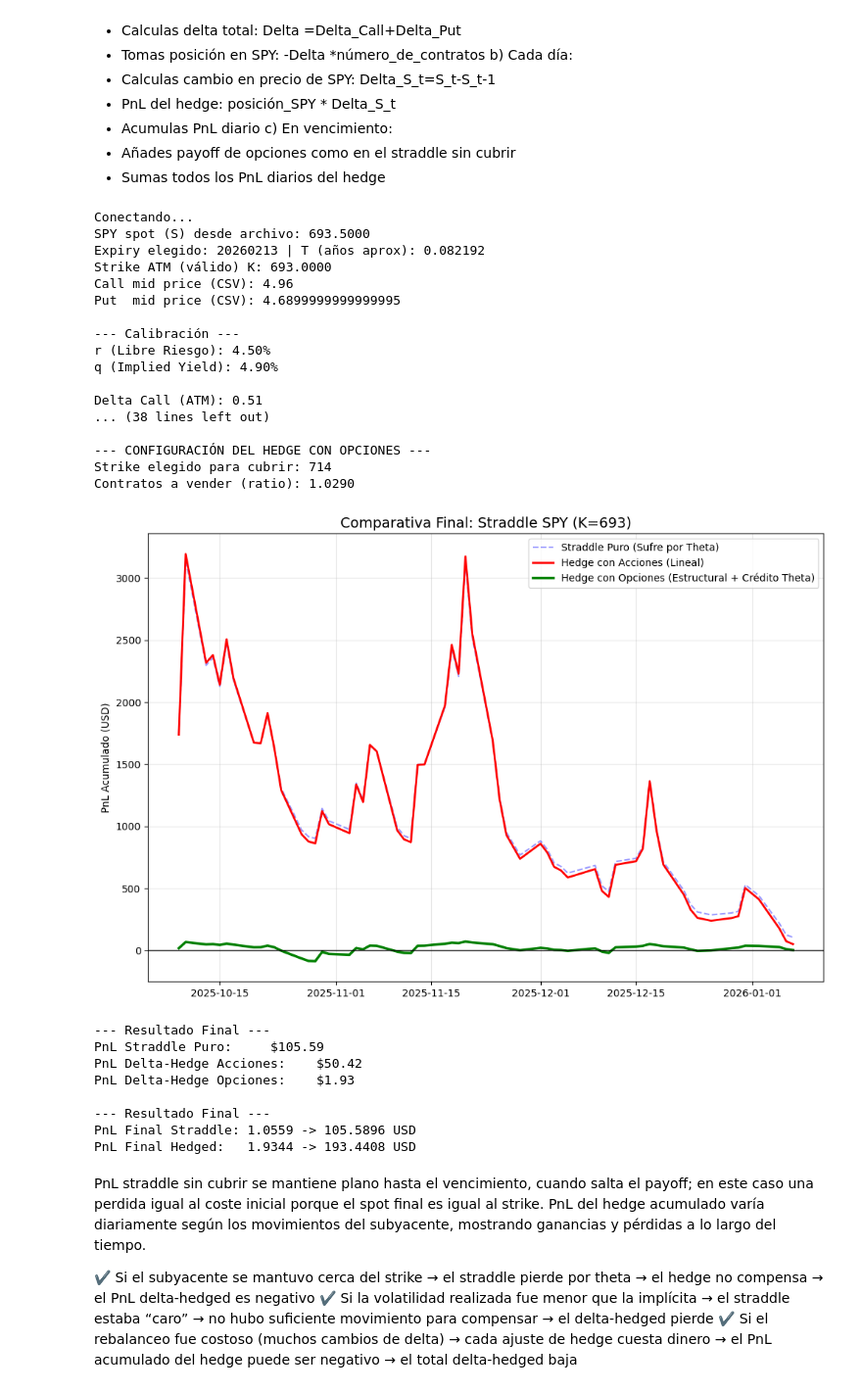
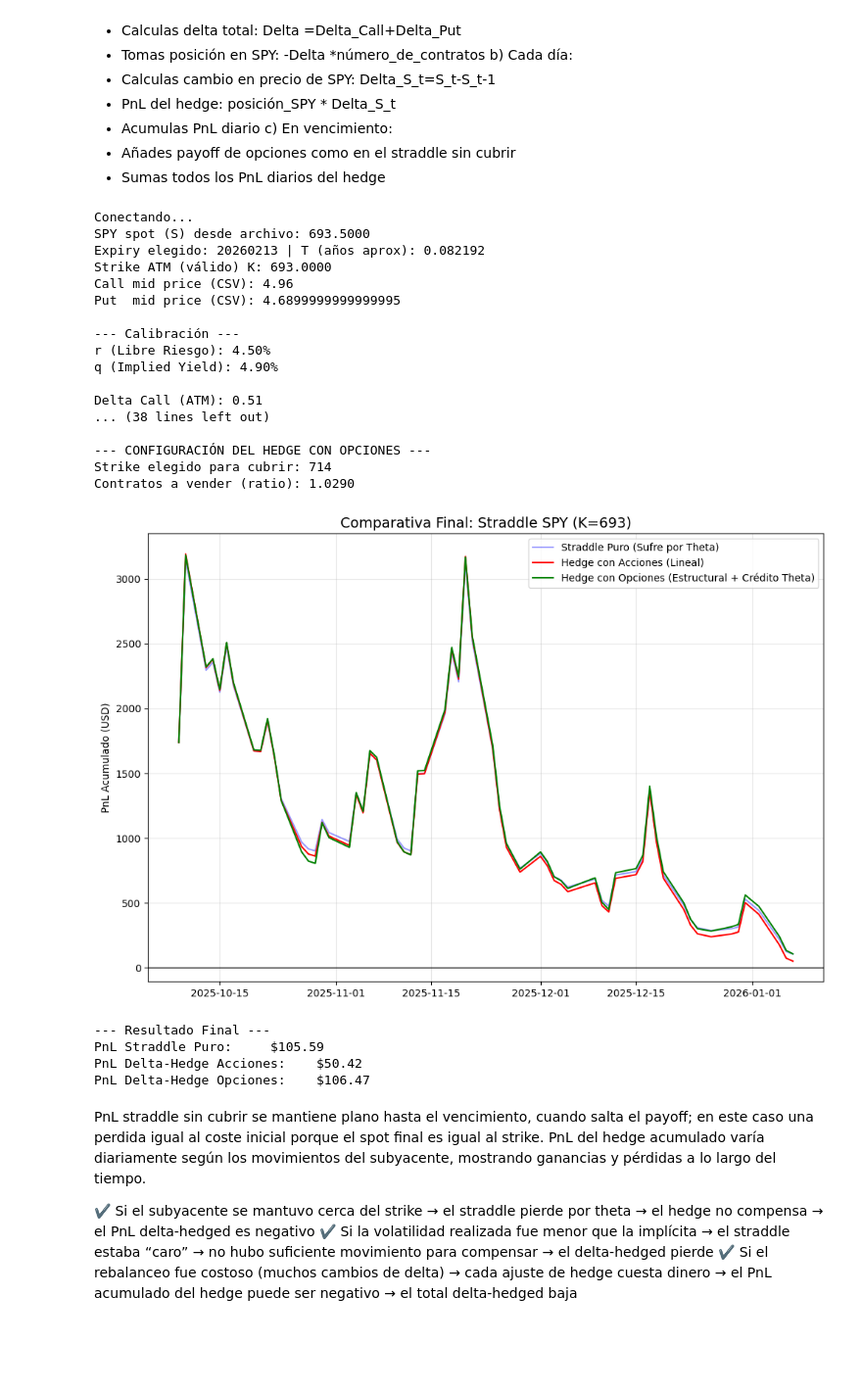
Before and after one commit to NataliaSJO/Practica-4-Miax-Opciones, a Jupyter notebook: EJERCICIO_MIAX_17012026.ipynb, the cells around one changed output. Shown at 98% size. Saved outputs shown, nothing was run; the diff lists cells and outputs as text; code cells hidden in the pictures; blank space fills up the shorter version.

```diff
--- a/EJERCICIO_MIAX_17012026.ipynb
+++ b/EJERCICIO_MIAX_17012026.ipynb
@@ -979,12 +979,12 @@ if __name__ == "__main__":
     # Evolución histórica del straddle delta-hedged (clásico, con acciones)
     # --------------------------------------------------------
 
-    # No recibimos prima inicial (el coste de entrada es 0 o el interés del préstamo)
+    # No se recibe prima inicial (el coste de entrada es 0 o el interés del préstamo)
     # El P&L es simplemente: -Delta_inicial * (S_actual - S_inicial)
 
     S_inicial = df_hist.iloc[0]["Close"]
 
-    # Calculamos el P&L de las acciones necesarias para cubrir el delta inicial
+    # Calcular el P&L de las acciones necesarias para cubrir el delta inicial
     # Usamos MULT=100 para que la escala sea la misma
     df_hist["PnL_hedge_acciones"] = -delta_straddle * (df_hist["Close"] - S_inicial) * 100
 
@@ -995,7 +995,7 @@ if __name__ == "__main__":
     # Evolución histórica del straddle delta-hedged (dinámico)
     # --------------------------------------------------------
 
-    # Inicializamos variables de estado
+    # Inicializar variables de estado
     hedge_pos = 0.0      # Acciones en cartera (short delta)
     hedge_pnl_cum = 0.0  # P&L acumulado del hedge
     prev_S = df_hist.iloc[0]["Close"]
@@ -1009,7 +1009,7 @@ if __name__ == "__main__":
         gP = bs_greeks_manual(S_t, K, T_t, r_calib, q_calib, ivP_bs, "P")
         delta_unit = gC["delta"] + gP["delta"]
 
-        # Calculo de P&L
+        # Calcular de P&L
         # El P&L de hoy es la posición que traíamos de ayer multiplicada por el cambio de precio
         if i > 0:
             dS = S_t - prev_S
@@ -1059,8 +1059,9 @@ if __name__ == "__main__":
         print("Resultado: RV < IV. El mercado se movió menos de lo esperado. La pérdida por Theta superó a la ganancia por Gamma.")
 
     # ---------------------------------------------------------
-    # 8) Selección de la Opción de Cobertura (Hedge)
+    # Selección de la Opción de Cobertura (Hedge)
     # ---------------------------------------------------------
+
     # Limpiamos y preparamos el DataFrame de opciones
     df["CALL_DELTA"] = pd.to_numeric(df["CALL_DELTA"], errors='coerce')
     df["EXERCISE"] = pd.to_numeric(df["EXERCISE"], errors='coerce')
@@ -1089,7 +1090,7 @@ if __name__ == "__main__":
     # ---------------------------------------------------------
     # Evolución histórica del Portfolio Hedged (Estructural)
     # ---------------------------------------------------------
-    # Reiniciamos el cálculo histórico
+    # Reiniciar el cálculo histórico
     df_hist["hedge_opt_theo"] = df_hist.apply(
         lambda row: bs_price(
             S=row["Close"],
@@ -1104,7 +1105,7 @@ if __name__ == "__main__":
     )
 
     # Coste/Ingreso inicial de la opción de cobertura
-    # (Lo que recibimos por vender la opción de hedge)
+    # (Lo que se recibe por vender la opción de hedge)
     price_hedge_init = df_hist.iloc[0]["hedge_opt_theo"]
 
     # P&L diario de la pata de cobertura (Short Call)
@@ -1112,71 +1113,61 @@ if __name__ == "__main__":
     df_hist["PnL_hedge_opt"] = (price_hedge_init - df_hist["hedge_opt_theo"]) * n_hedge * MULT
 
     # PnL TOTAL = PnL Straddle + PnL Opción Cobertura
-    df_hist["PnL_delta_hedged_options"] = df_hist["PnL_straddle_hist"] + df_hist["PnL_hedge_opt"]
+    df_hist["PnL_delta_hedged_options"] = df_hist["PnL_straddle_hist"] * MULT + df_hist["PnL_hedge_opt"]
 
     #  ---------------------------------------------------------
     #  Gráfico Final Comparativo (Las 3 Estrategias)
     # ---------------------------------------------------------
     plt.figure(figsize=(12, 8))
 
-    # 1. Straddle Puro
+    # Straddle Puro
     plt.plot(df_hist["Date"], df_hist["PnL_straddle_hist"] * 100,
-             label="Straddle Puro (Sufre por Theta)", alpha=0.4, color='blue', linestyle='--')
+             label="Straddle Puro (Sufre por Theta)", alpha=0.4, color='blue', linewidth=1.5)
 
-    # 2. Hedge con Acciones (Clásico)
+    # Hedge con Acciones (Clásico)
     plt.plot(df_hist["Date"], df_hist["PnL_delta_hedged_acciones"],
-             label="Hedge con Acciones (Lineal)", color='red', linewidth=2)
+             label="Hedge con Acciones (Lineal)", color='red', linewidth=1.5)
 
-    # 3. Hedge con Opciones (Estructural)
+    # Hedge con Opciones (Estructural)
     plt.plot(df_hist["Date"], df_hist["PnL_delta_hedged_options"],
-             label="Hedge con Opciones (Estructural + Crédito Theta)", color='green', linewidth=2.5)
+             label="Hedge con Opciones (Estructural + Crédito Theta)", color='green', linewidth=1.5)
 
     plt.axhline(0, color="black", linewidth=1)
     plt.title(f"Comparativa Final: Straddle SPY (K={K})", fontsize=14)
     plt.ylabel("PnL Acumulado (USD)")
     plt.legend()
     plt.grid(True, alpha=0.3)
     plt.show()
 
     print("\n--- Resultado Final ---")
     print(f"PnL Straddle Puro:     ${(df_hist['PnL_straddle_hist'].iloc[-1]*100):.2f}")
     print(f"PnL Delta-Hedge Acciones:    ${df_hist['PnL_delta_hedged_acciones'].iloc[-1]:.2f}")
     print(f"PnL Delta-Hedge Opciones:    ${df_hist['PnL_delta_hedged_options'].iloc[-1]:.2f}")
 
-    print("\n--- Resultado Final ---")
-    pnl_straddle_final = df_hist["PnL_straddle_hist"].iloc[-1]
-    pnl_hedged_final = df_hist["PnL_delta_hedged_options"].iloc[-1]
-    print(f"PnL Final Straddle: {pnl_straddle_final:.4f} -> {pnl_straddle_final *100:.4f} USD")
-    print(f"PnL Final Hedged:   {pnl_hedged_final:.4f} -> {pnl_hedged_final *100:.4f} USD ")
-
     ib.disconnect()
 # %% [output]
 Conectando...
 SPY spot (S) desde archivo: 693.5000
 Expiry elegido: 20260213 | T (años aprox): 0.082192
 Strike ATM (válido) K: 693.0000
 Call mid price (CSV): 4.96
 Put  mid price (CSV): 4.6899999999999995
 
 --- Calibración ---
 r (Libre Riesgo): 4.50%
 q (Implied Yield): 4.90%
 
 Delta Call (ATM): 0.51
 ... (38 lines left out)
 
 --- CONFIGURACIÓN DEL HEDGE CON OPCIONES ---
 Strike elegido para cubrir: 714
 Contratos a vender (ratio): 1.0290
-[figure, old version]
+[figure, new version]
 --- Resultado Final ---
 PnL Straddle Puro:     $105.59
 PnL Delta-Hedge Acciones:    $50.42
-PnL Delta-Hedge Opciones:    $1.93
-
---- Resultado Final ---
-PnL Final Straddle: 1.0559 -> 105.5896 USD
-PnL Final Hedged:   1.9344 -> 193.4408 USD
+PnL Delta-Hedge Opciones:    $106.47
 # %% [markdown]
 PnL straddle sin cubrir se mantiene plano hasta el vencimiento, cuando salta el payoff; en este caso una perdida igual al coste inicial porque el spot final es igual al strike.
 PnL del hedge acumulado varía diariamente según los movimientos del subyacente, mostrando ganancias y pérdidas a lo largo del tiempo.
```
